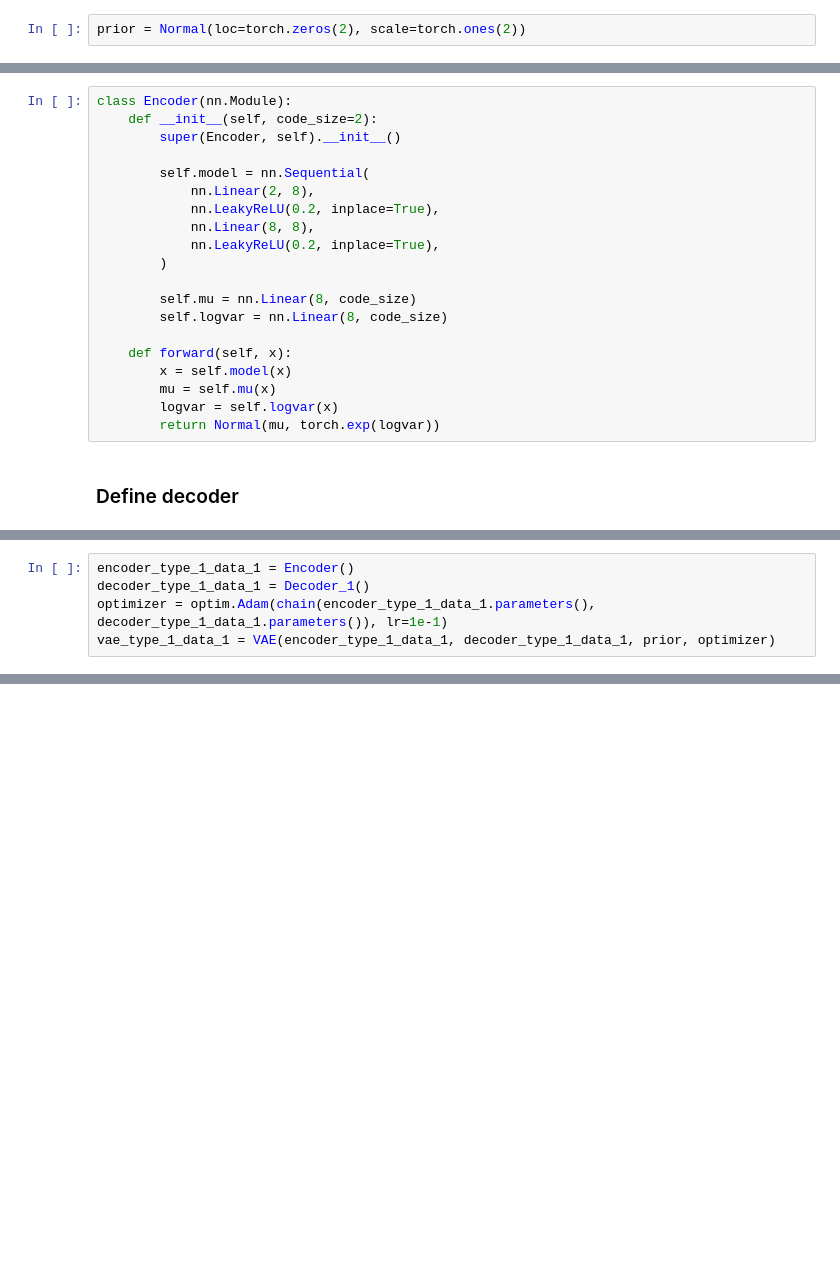
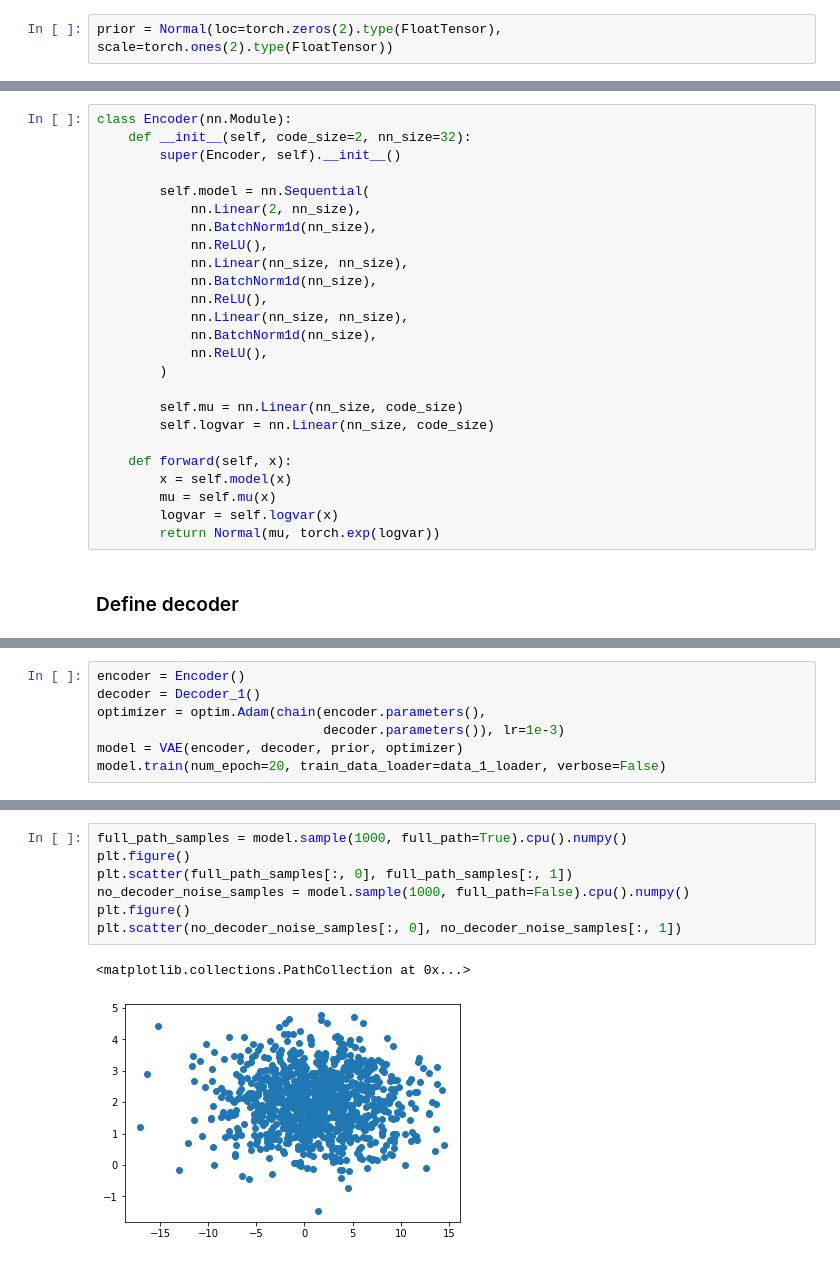
Before and after one commit to vermouth1992/CS294-158-homework, a Jupyter notebook: hw3/vae.ipynb, the cells around one changed output, grey strips where cells are left out. Drawn from its saved outputs; the diff is of its cells as text; blank space fills up the shorter version.

```diff
--- a/hw3/vae.ipynb
+++ b/hw3/vae.ipynb
@@ -39,23 +55,28 @@ data_2_loader = create_data_loader((data_2,))
 # %% [markdown]
 ### Define prior
 # %%
-prior = Normal(loc=torch.zeros(2), scale=torch.ones(2))
+prior = Normal(loc=torch.zeros(2).type(FloatTensor), scale=torch.ones(2).type(FloatTensor))
 # %% [markdown]
 ### Define encoder
 # %%
 class Encoder(nn.Module):
-    def __init__(self, code_size=2):
+    def __init__(self, code_size=2, nn_size=32):
         super(Encoder, self).__init__()
 
         self.model = nn.Sequential(
-            nn.Linear(2, 8),
-            nn.LeakyReLU(0.2, inplace=True),
-            nn.Linear(8, 8),
-            nn.LeakyReLU(0.2, inplace=True),
+            nn.Linear(2, nn_size),
+            nn.BatchNorm1d(nn_size),
+            nn.ReLU(),
+            nn.Linear(nn_size, nn_size),
+            nn.BatchNorm1d(nn_size),
+            nn.ReLU(),
+            nn.Linear(nn_size, nn_size),
+            nn.BatchNorm1d(nn_size),
+            nn.ReLU(),
         )
 
-        self.mu = nn.Linear(8, code_size)
-        self.logvar = nn.Linear(8, code_size)
+        self.mu = nn.Linear(nn_size, code_size)
+        self.logvar = nn.Linear(nn_size, code_size)
 
     def forward(self, x):
         x = self.model(x)
@@ -110,5 +141,7 @@ class Decoder_2(nn.Module):
 # %%
-encoder_type_1_data_1 = Encoder()
-decoder_type_1_data_1 = Decoder_1()
-optimizer = optim.Adam(chain(encoder_type_1_data_1.parameters(), decoder_type_1_data_1.parameters()), lr=1e-1)
-vae_type_1_data_1 = VAE(encoder_type_1_data_1, decoder_type_1_data_1, prior, optimizer)
+encoder = Encoder()
+decoder = Decoder_1()
+optimizer = optim.Adam(chain(encoder.parameters(),
+                             decoder.parameters()), lr=1e-3)
+model = VAE(encoder, decoder, prior, optimizer)
+model.train(num_epoch=20, train_data_loader=data_1_loader, verbose=False)
@@ -126,0 +148,10 @@ KeyboardInterrupt:
+# %%
+full_path_samples = model.sample(1000, full_path=True).cpu().numpy()
+plt.figure()
+plt.scatter(full_path_samples[:, 0], full_path_samples[:, 1])
+no_decoder_noise_samples = model.sample(1000, full_path=False).cpu().numpy()
+plt.figure()
+plt.scatter(no_decoder_noise_samples[:, 0], no_decoder_noise_samples[:, 1])
+# %% [output]
+<matplotlib.collections.PathCollection at 0x...>
+[figure, added]
```
Also changed, not shown: parts of 26 cells of this notebook.
